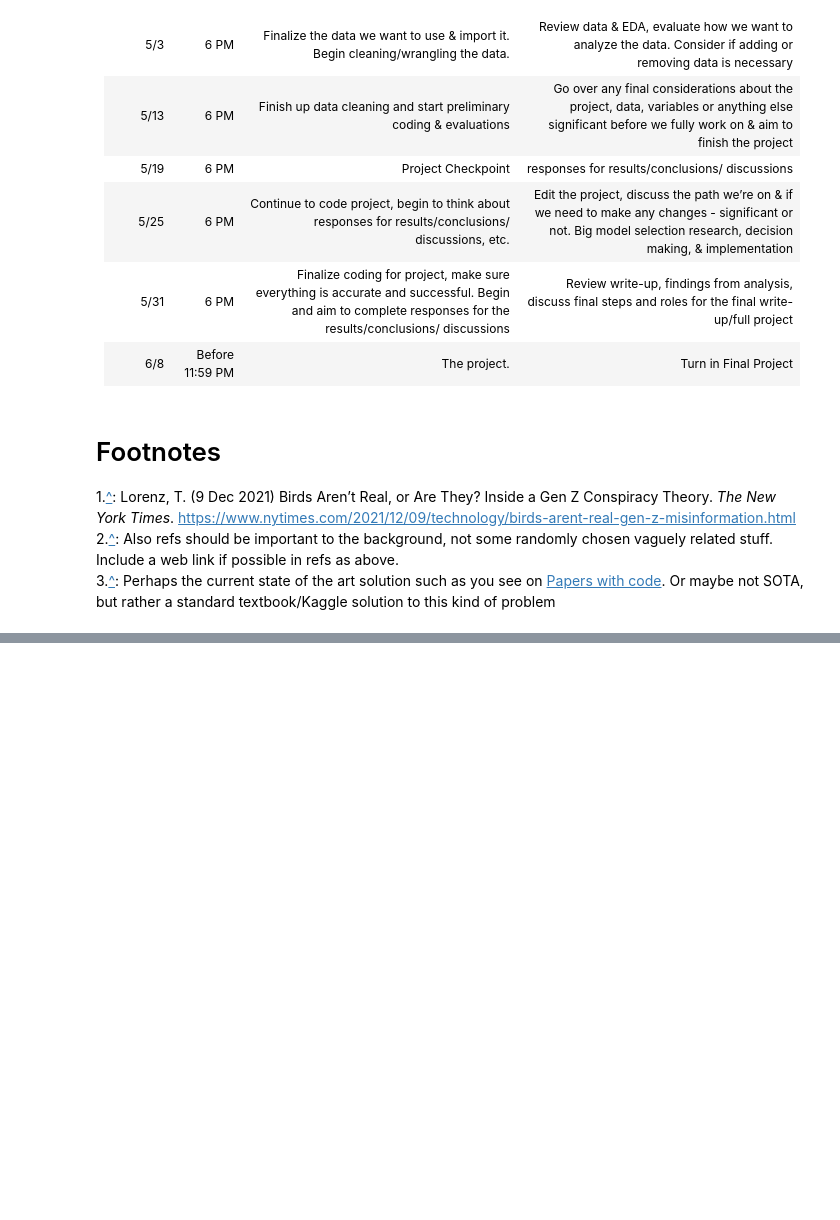
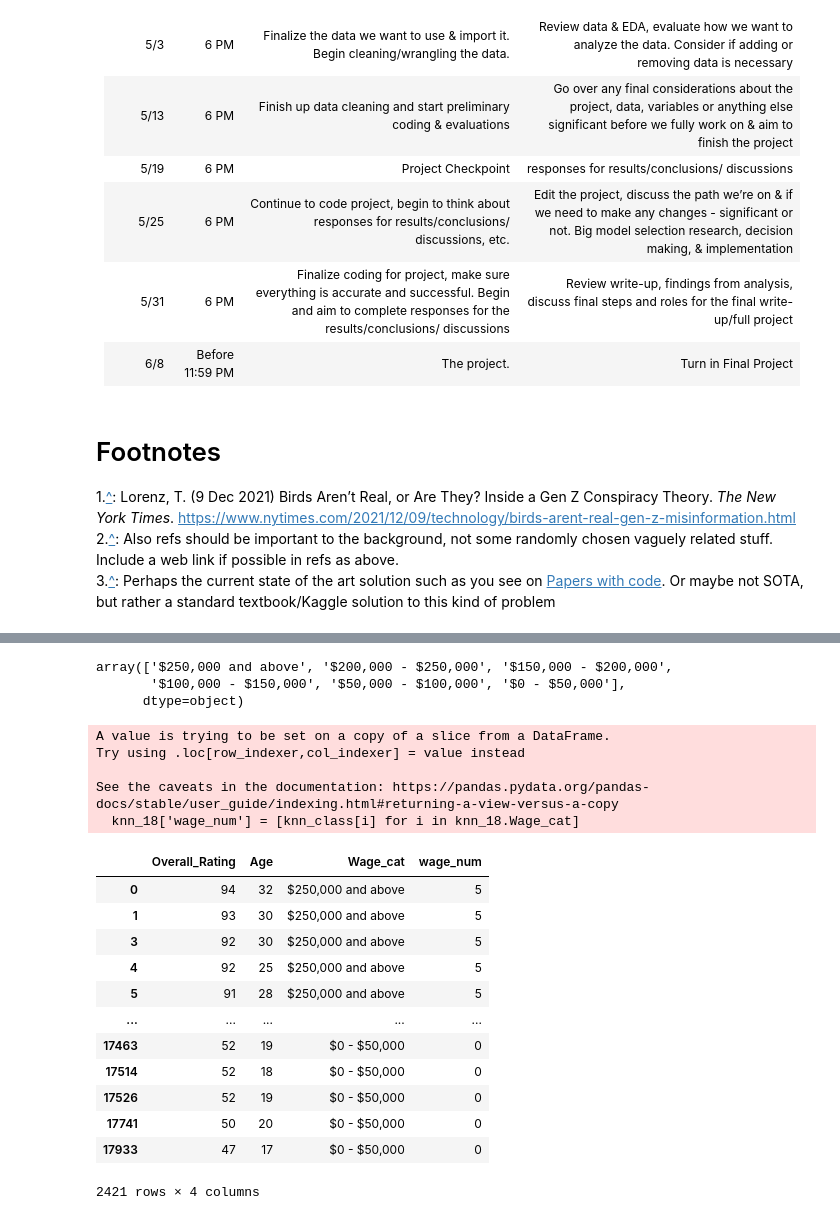
Before and after one commit to COGS118A/Group018-Sp22, a Jupyter notebook: Checkpoint_group018.ipynb, the cells around one changed output, grey strips where cells are left out. Drawn from its saved outputs; the diff is of its cells as text; code cells hidden in the pictures; blank space fills up the shorter version.

```diff
--- a/Checkpoint_group018.ipynb
+++ b/Checkpoint_group018.ipynb
@@ -415,0 +442,16 @@ For our data which is based strictly on game statistics and performances for ind
+# %%
+wage_cat = []
+
+for i in data_18["Wage_usd"]:
+    if i < 50000:
+        wage_cat.append("$0 - $50,000")
+    elif 50000 < i < 100000:
+        wage_cat.append("$50,000 - $100,000")
+    elif 100000 < i < 150000:
+        wage_cat.append("$100,000 - $150,000")
+    elif 150000 < i < 200000:
+        wage_cat.append("$150,000 - $200,000")
+    elif 200000 < i < 250000:
+        wage_cat.append("$200,000 - $250,000")
+    else:
+        wage_cat.append("$250,000 and above")
@@ -415,0 +460,33 @@ For our data which is based strictly on game statistics and performances for ind
+# %%
+data_18["Wage_cat"].unique()
+# %% [output]
+array(['$250,000 and above', '$200,000 - $250,000', '$150,000 - $200,000',
+       '$100,000 - $150,000', '$50,000 - $100,000', '$0 - $50,000'],
+      dtype=object)
+# %%
+#knn_22
+knn_18 = data_18[['Overall_Rating', 'Age', 'Wage_cat']]
+
+#feature names
+knn_class = {'$0 - $50,000':0, '$50,000 - $100,000':1, '$100,000 - $150,000':2, '$150,000 - $200,000':3, '$200,000 - $250,000':4, '$250,000 and above':5 }
+knn_18['wage_num'] = [knn_class[i] for i in knn_18.Wage_cat]
+knn_18
+# %% [output]
+A value is trying to be set on a copy of a slice from a DataFrame.
+Try using .loc[row_indexer,col_indexer] = value instead
+
+See the caveats in the documentation: https://pandas.pydata.org/pandas-docs/stable/user_guide/indexing.html#returning-a-view-versus-a-copy
+  knn_18['wage_num'] = [knn_class[i] for i in knn_18.Wage_cat]
+|  | Overall_Rating | Age | Wage_cat | wage_num |
+| 0 | 94 | 32 | $250,000 and above | 5 |
+| 1 | 93 | 30 | $250,000 and above | 5 |
+| 3 | 92 | 30 | $250,000 and above | 5 |
+| 4 | 92 | 25 | $250,000 and above | 5 |
+| 5 | 91 | 28 | $250,000 and above | 5 |
+| ... | ... | ... | ... | ... |
+| 17463 | 52 | 19 | $0 - $50,000 | 0 |
+| 17514 | 52 | 18 | $0 - $50,000 | 0 |
+| 17526 | 52 | 19 | $0 - $50,000 | 0 |
+| 17741 | 50 | 20 | $0 - $50,000 | 0 |
+| 17933 | 47 | 17 | $0 - $50,000 | 0 |
+2421 rows × 4 columns
```
Also changed, not shown: parts of 15 cells of this notebook.
